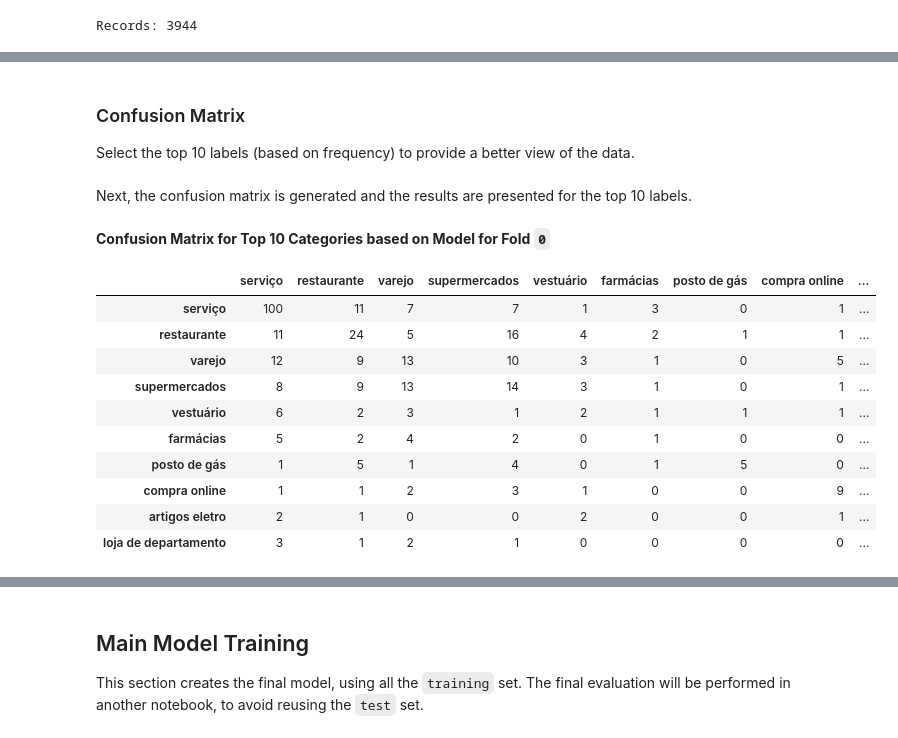
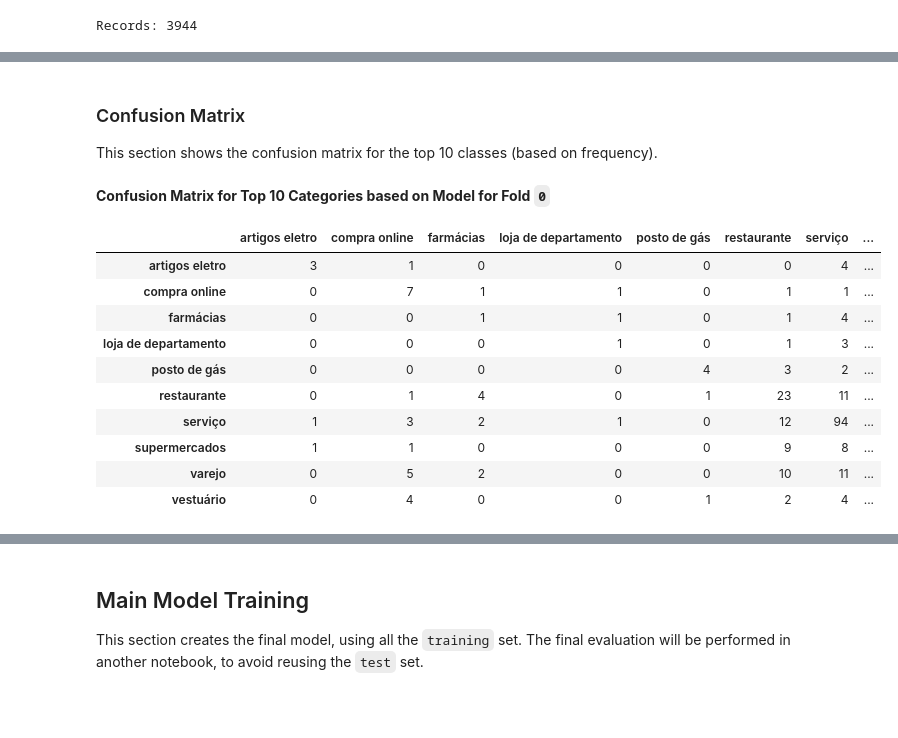
Before and after one commit to brunovilar/financial_transactions_classification, a Jupyter notebook: application/notebooks/03.2_TrainModifiedModel.ipynb, the cells around one changed output, grey strips where cells are left out. Drawn from its saved outputs; the diff is of its cells as text; code cells hidden in the pictures; blank space fills up the shorter version.

```diff
--- a/application/notebooks/03.2_TrainModifiedModel.ipynb
+++ b/application/notebooks/03.2_TrainModifiedModel.ipynb
@@ -122,12 +120,0 @@ Summarize and validate folds (`training` and `validation` sets should not share
-# %%
-for ix, (train_df, valid_df) in enumerate(folds):
-
-    display(HTML(f'<strong>Fold <code>{ix}</code></strong>'))
-    describe_datasets(train_df, valid_df, TARGET_COLUMN)
-    print()
-
-    train_periods = set(train_df["period"].tolist())
-    valid_periods = set(valid_df["period"].tolist())
-
-    assert len(train_periods & valid_periods) == 0, \
-    'Training and Validation share dates.'
@@ -240,9 +142,12 @@ model_params = copy.deepcopy(BASE_MODEL_PARAMS)
 iterations_tracking = []
 resources = []
 
+weights_adjustments = {'vestuário': 2}
+
 for ix, ((train_X, train_y), (valid_X, valid_y), labels) in enumerate(vectorized_folds):
 
     class_weights = compute_weights(train_y)
+    class_weights = adjust_weights(class_weights, labels, weights_adjustments)
 
     model_params.update({'class_weight': class_weights,
                          'num_class': len(set(train_y))})
@@ -261,7 +166,7 @@ for ix, ((train_X, train_y), (valid_X, valid_y), labels) in enumerate(vectorized
     iterations_tracking.append(iteration_tracking)
 
     resources.append({'model': model,
-                      'pred': preds,
+                      'preds': preds,
                       'y': valid_y,
                       'labels': labels
                      })
@@ -324,4 +259,4 @@ For this scenario, `micro` average seems to be relevant for the overwall model p
 # %% [markdown]
 ### Confusion Matrix
 
-Select the top 10 labels (based on frequency) to provide a better view of the data.
+This section shows the confusion matrix for the top 10 classes (based on frequency).
@@ -341,27 +263,36 @@ top_labels = top_labels_df['grupo_estabelecimento'].tolist()
-# %% [markdown]
-Next, the confusion matrix is generated and the results are presented for the top 10 labels.
 # %%
-selected_fold = 0
-resource = resources[selected_fold]
+top_labels_df = (df
+ .pipe(clean_data, ['grupo_estabelecimento'])
+ [['grupo_estabelecimento']]
+ .assign(records=1)
+ .groupby('grupo_estabelecimento')
+ .sum()
+ .reset_index()
+ .sort_values(by='records', ascending=False)
+ .head(10)
+)
+
 display(HTML(f'<strong>Confusion Matrix for Top 10 Categories based on Model for Fold <code>{selected_fold}</code></strong>'))
-confusion_matrix_df = generate_confusion_matrix(resource['y'],
-                                                resource['pred'],
-                                                resource['labels'])
+confusion_matrix_df = generate_confusion_matrix_report(fold_y, fold_preds, fold_labels)
+
+top_labels = set(top_labels_df['grupo_estabelecimento'].tolist())
+top_rows_index = sorted(list(top_labels & set(confusion_matrix_df.index)))
+top_columns_index = sorted(list(top_labels & set(confusion_matrix_df.columns.tolist())))
 
 (
     confusion_matrix_df
-    .loc[top_labels, top_labels]
+    .loc[top_rows_index, top_columns_index]
 )
 # %% [output]
 Confusion Matrix for Top 10 Categories based on Model for Fold 0
-|  | serviço | restaurante | varejo | supermercados | vestuário | farmácias | posto de gás | compra online | ... |
-| serviço | 100 | 11 | 7 | 7 | 1 | 3 | 0 | 1 | ... |
-| restaurante | 11 | 24 | 5 | 16 | 4 | 2 | 1 | 1 | ... |
-| varejo | 12 | 9 | 13 | 10 | 3 | 1 | 0 | 5 | ... |
-| supermercados | 8 | 9 | 13 | 14 | 3 | 1 | 0 | 1 | ... |
-| vestuário | 6 | 2 | 3 | 1 | 2 | 1 | 1 | 1 | ... |
-| farmácias | 5 | 2 | 4 | 2 | 0 | 1 | 0 | 0 | ... |
-| posto de gás | 1 | 5 | 1 | 4 | 0 | 1 | 5 | 0 | ... |
-| compra online | 1 | 1 | 2 | 3 | 1 | 0 | 0 | 9 | ... |
-| artigos eletro | 2 | 1 | 0 | 0 | 2 | 0 | 0 | 1 | ... |
-| loja de departamento | 3 | 1 | 2 | 1 | 0 | 0 | 0 | 0 | ... |
+|  | artigos eletro | compra online | farmácias | loja de departamento | posto de gás | restaurante | serviço | ... |
+| artigos eletro | 3 | 1 | 0 | 0 | 0 | 0 | 4 | ... |
+| compra online | 0 | 7 | 1 | 1 | 0 | 1 | 1 | ... |
+| farmácias | 0 | 0 | 1 | 1 | 0 | 1 | 4 | ... |
+| loja de departamento | 0 | 0 | 0 | 1 | 0 | 1 | 3 | ... |
+| posto de gás | 0 | 0 | 0 | 0 | 4 | 3 | 2 | ... |
+| restaurante | 0 | 1 | 4 | 0 | 1 | 23 | 11 | ... |
+| serviço | 1 | 3 | 2 | 1 | 0 | 12 | 94 | ... |
+| supermercados | 1 | 1 | 0 | 0 | 0 | 9 | 8 | ... |
+| varejo | 0 | 5 | 2 | 0 | 0 | 10 | 11 | ... |
+| vestuário | 0 | 4 | 0 | 0 | 1 | 2 | 4 | ... |
```
Also changed, not shown: parts of 23 cells of this notebook, 4 other files.
